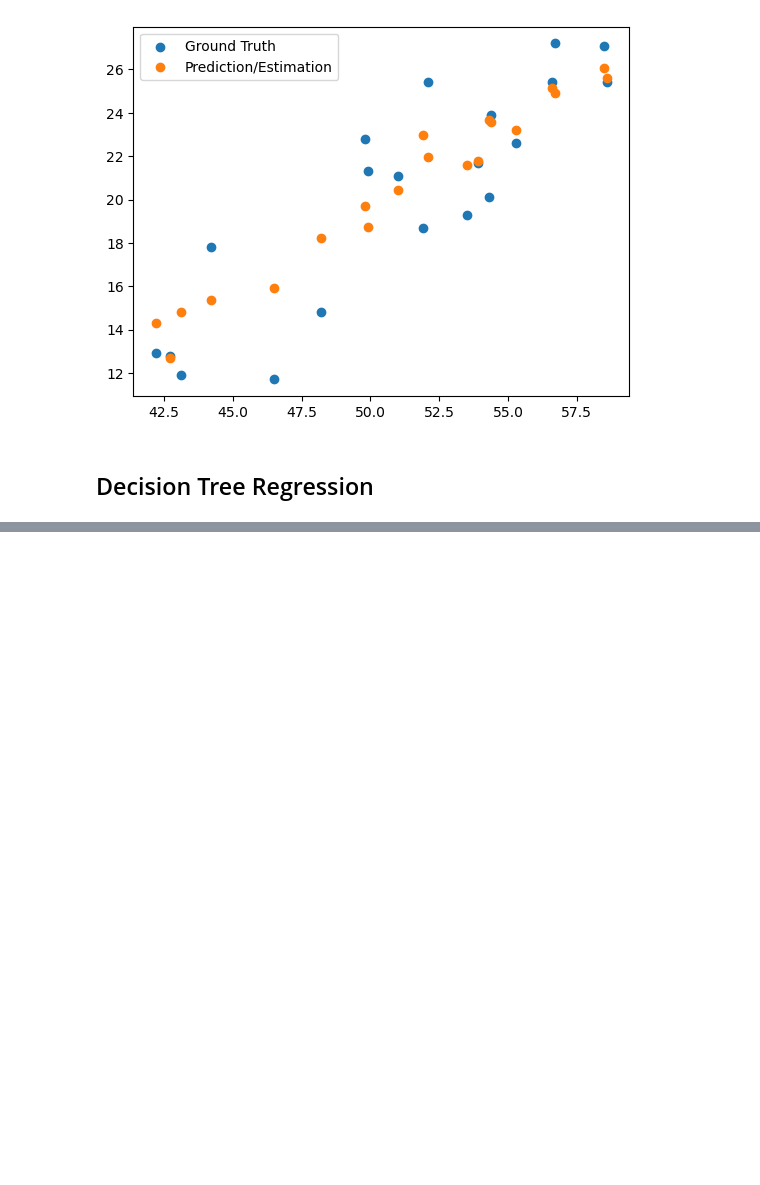
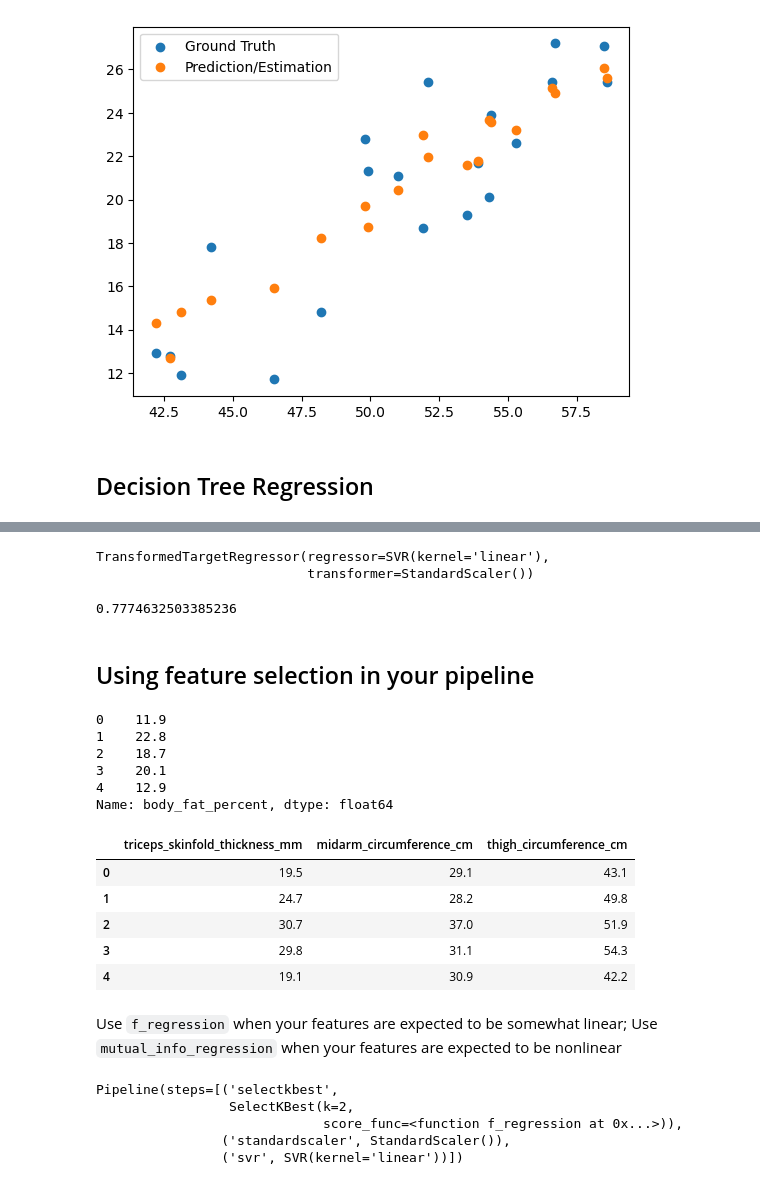
Before and after one commit to curtywang/ee5020-notes-fa22, a Jupyter notebook: day07_soln/nonlinear_models.ipynb, the cells around one changed output, grey strips where cells are left out. Saved outputs shown, nothing was run; the diff lists cells and outputs as text; code cells hidden in the pictures; blank space fills up the shorter version.

```diff
--- a/day07_soln/nonlinear_models.ipynb
+++ b/day07_soln/nonlinear_models.ipynb
@@ -140,0 +182,32 @@ plt.show()
+# %%
+ttr_svm.fit(bodyfat_X_train, bodyfat_y_train)
+# %% [output]
+TransformedTargetRegressor(regressor=SVR(kernel='linear'),
+                           transformer=StandardScaler())
+# %%
+ttr_svm.score(bodyfat_X_test, bodyfat_y_test)
+# %% [output]
+0.7774632503385236
+# %% [markdown]
+## Using feature selection in your pipeline
+# %%
+bodyfat_raw_y = df_fat["body_fat_percent"].copy()
+bodyfat_raw_X = df_fat.drop(columns="body_fat_percent")
+# %%
+bodyfat_raw_y.head()
+# %% [output]
+0    11.9
+1    22.8
+2    18.7
+3    20.1
+4    12.9
+Name: body_fat_percent, dtype: float64
+# %%
+bodyfat_raw_X.head()
+# %% [output]
+|  | triceps_skinfold_thickness_mm | midarm_circumference_cm | thigh_circumference_cm |
+| 0 | 19.5 | 29.1 | 43.1 |
+| 1 | 24.7 | 28.2 | 49.8 |
+| 2 | 30.7 | 37.0 | 51.9 |
+| 3 | 29.8 | 31.1 | 54.3 |
+| 4 | 19.1 | 30.9 | 42.2 |
@@ -140,0 +220,3 @@ plt.show()
+# %% [markdown]
+Use `f_regression` when your features are expected to be somewhat linear;
+Use `mutual_info_regression` when your features are expected to be nonlinear
@@ -140,0 +229,8 @@ plt.show()
+# %%
+pipeline_raw_svm.fit(bodyfat_raw_X_train, bodyfat_raw_y_train)
+# %% [output]
+Pipeline(steps=[('selectkbest',
+                 SelectKBest(k=2,
+                             score_func=<function f_regression at 0x...>)),
+                ('standardscaler', StandardScaler()),
+                ('svr', SVR(kernel='linear'))])
```
Also changed, not shown: parts of 39 cells of this notebook.
